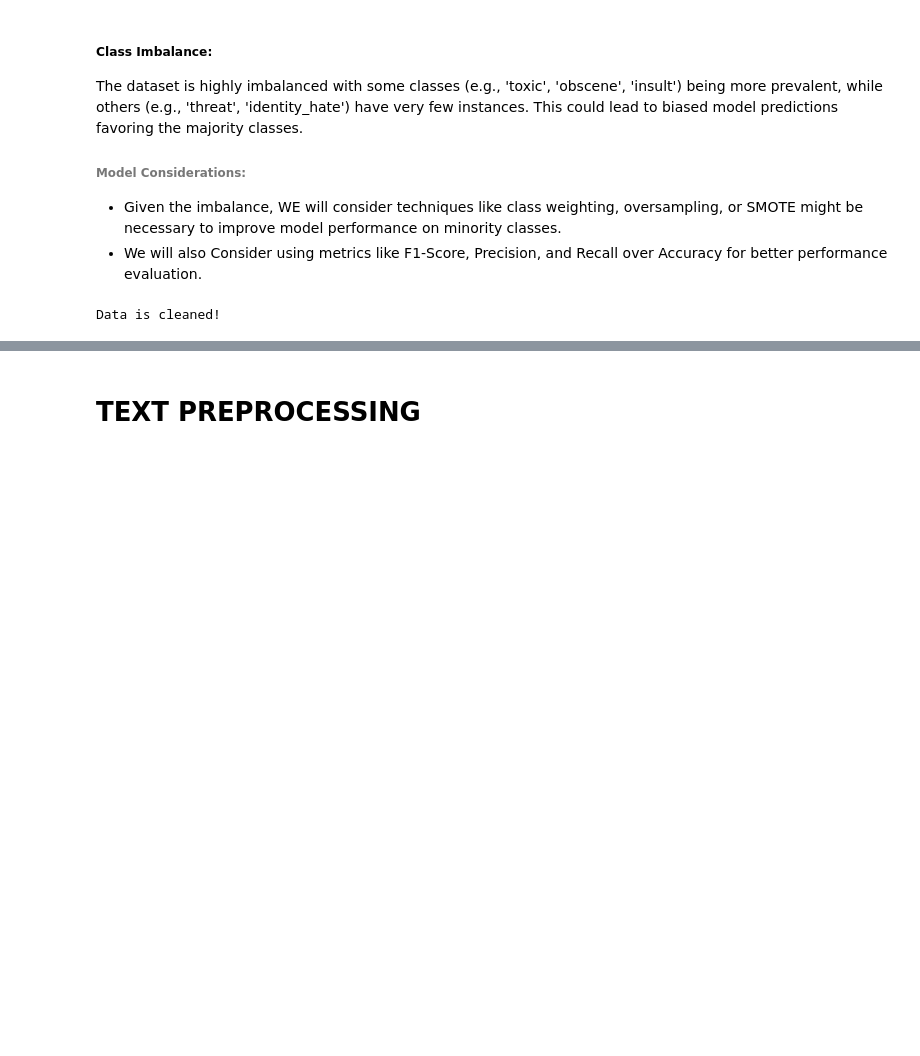
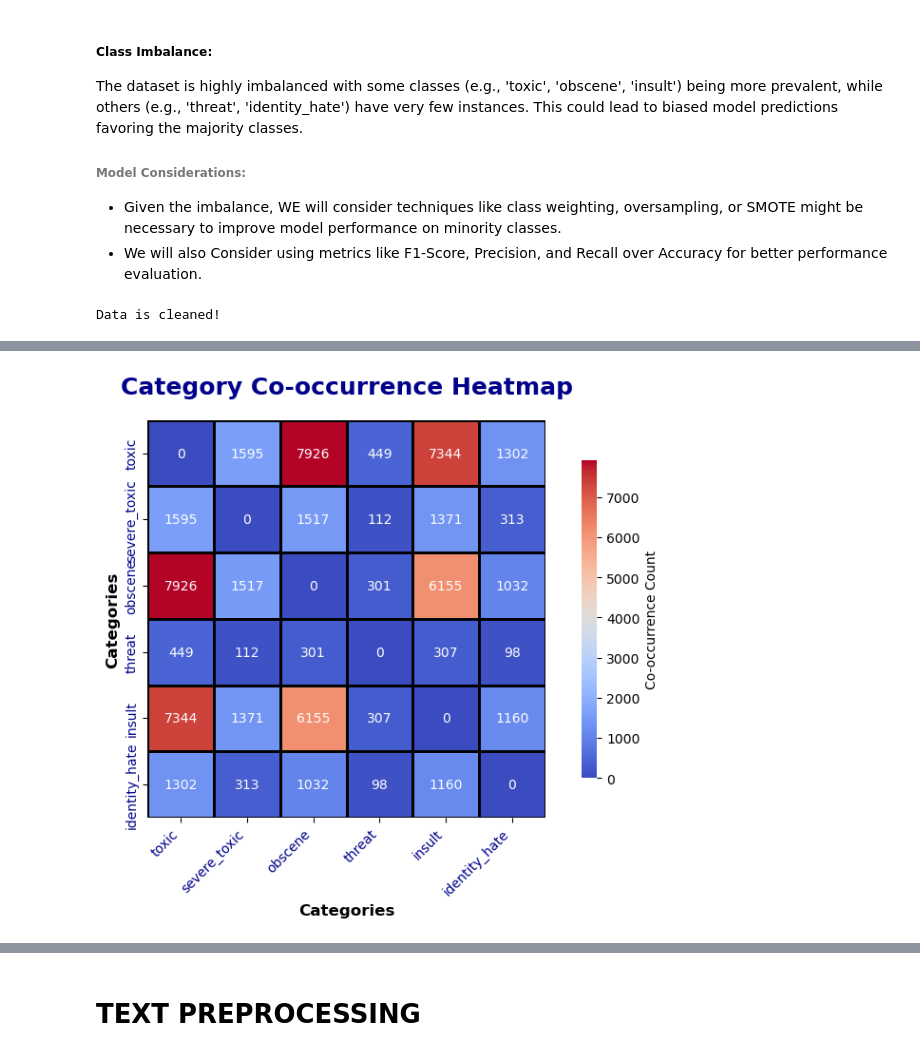
Before and after one commit to AmeyawAhmedSadat/Toxic_comment, a Jupyter notebook: Main_toxic_comment.ipynb, the cells around one changed output, grey strips where cells are left out. Drawn from its saved outputs; the diff is of its cells as text; code cells hidden in the pictures; blank space fills up the shorter version.

```diff
--- a/Main_toxic_comment.ipynb
+++ b/Main_toxic_comment.ipynb
@@ -290,6 +286,46 @@ CPU times: user 3 µs, sys: 0 ns, total: 3 µs
 Wall time: 5.72 µs
 Multi-label comments: 9865
 [figure]
+# %%
+# co-occurrence matrix
+import matplotlib.pyplot as plt
+import seaborn as sns
+import numpy as np
+
+label_cols = ['toxic', 'severe_toxic', 'obscene', 'threat', 'insult', 'identity_hate']
+co_occurrence_matrix = train_data[label_cols].T.dot(train_data[label_cols])
+
+
+np.fill_diagonal(co_occurrence_matrix.values, 0)
+
+
+plt.figure(figsize=(8, 6))
+sns.heatmap(
+    co_occurrence_matrix,
+    annot=True,
+    fmt="d",
+    cmap="coolwarm",
+    cbar=True,
+    cbar_kws={'shrink': 0.8, 'label': 'Co-occurrence Count'},
+    linewidths=1,
+    linecolor='black',
+    square=True
+)
+
+# Add title and axis labels
+plt.title("Category Co-occurrence Heatmap", fontsize=18, fontweight="bold", pad=20, color="darkblue")
+plt.xlabel("Categories", fontsize=12, fontweight="bold")
+plt.ylabel("Categories", fontsize=12, fontweight="bold")
+
+
+plt.xticks(fontsize=10, rotation=45, ha="right", color="darkblue")
+plt.yticks(fontsize=10, color="darkblue")
+
+
+plt.tight_layout()
+plt.show()
+# %% [output]
+[figure, added]
 # %%
 %time
 # Word Cloud for toxic comments
```
Also changed, not shown: parts of 46 cells of this notebook.
